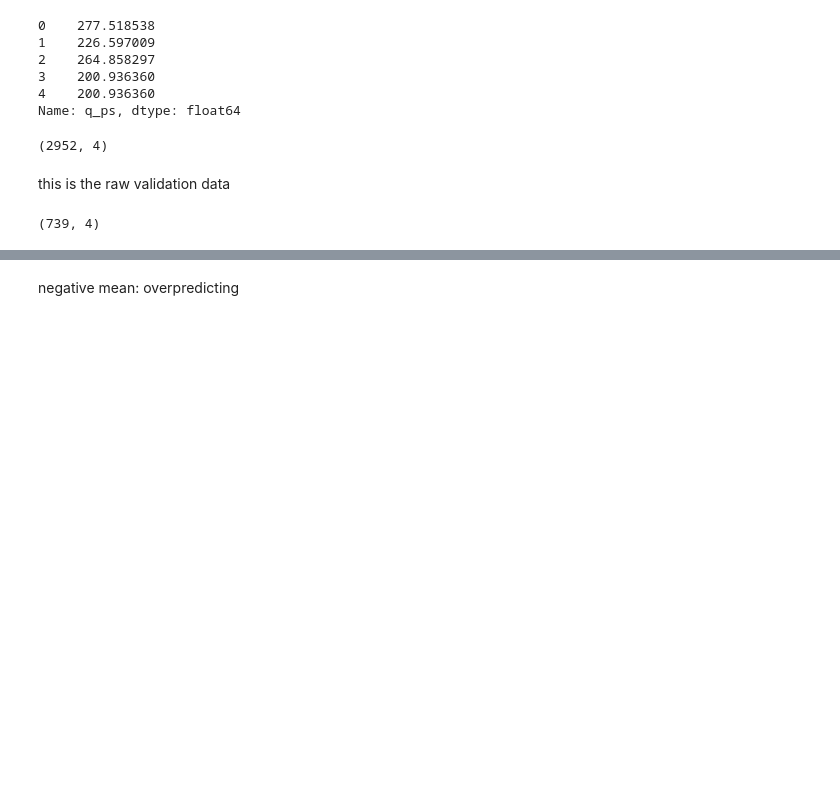
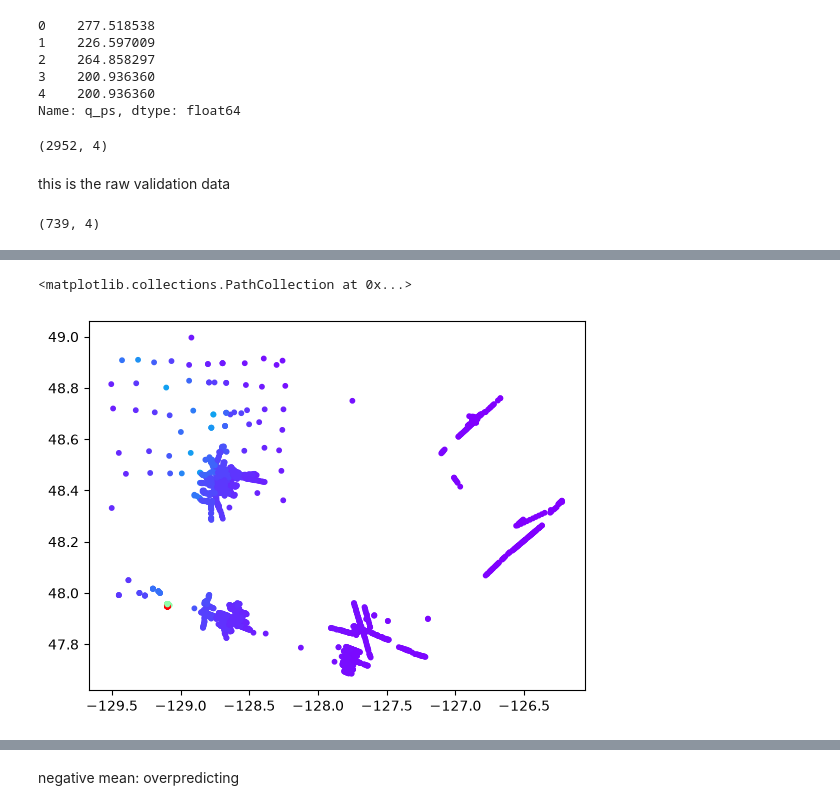
Before and after one commit to sydpas/gbdt_model, a Jupyter notebook: src/heatflow_ex.ipynb, the cells around one changed output, grey strips where cells are left out. Drawn from its saved outputs; the diff is of its cells as text; code cells hidden in the pictures; blank space fills up the shorter version.

```diff
--- a/src/heatflow_ex.ipynb
+++ b/src/heatflow_ex.ipynb
@@ -80,6 +83,12 @@ x_test.describe().round(3)
 # %%
 train_data = lgb.Dataset(x_train, label = y_train)
 test_data = lgb.Dataset(x_test, label = y_test)
+# %%
+plt.scatter(x_train['long'], x_train['lat'],
+            c=y_train, cmap='rainbow', marker='o', s=10)
+# %% [output]
+<matplotlib.collections.PathCollection at 0x...>
+[figure, added]
 # %%
 lr = 0.1
 
```
Also changed, not shown: parts of 22 cells of this notebook, 3 other files.
